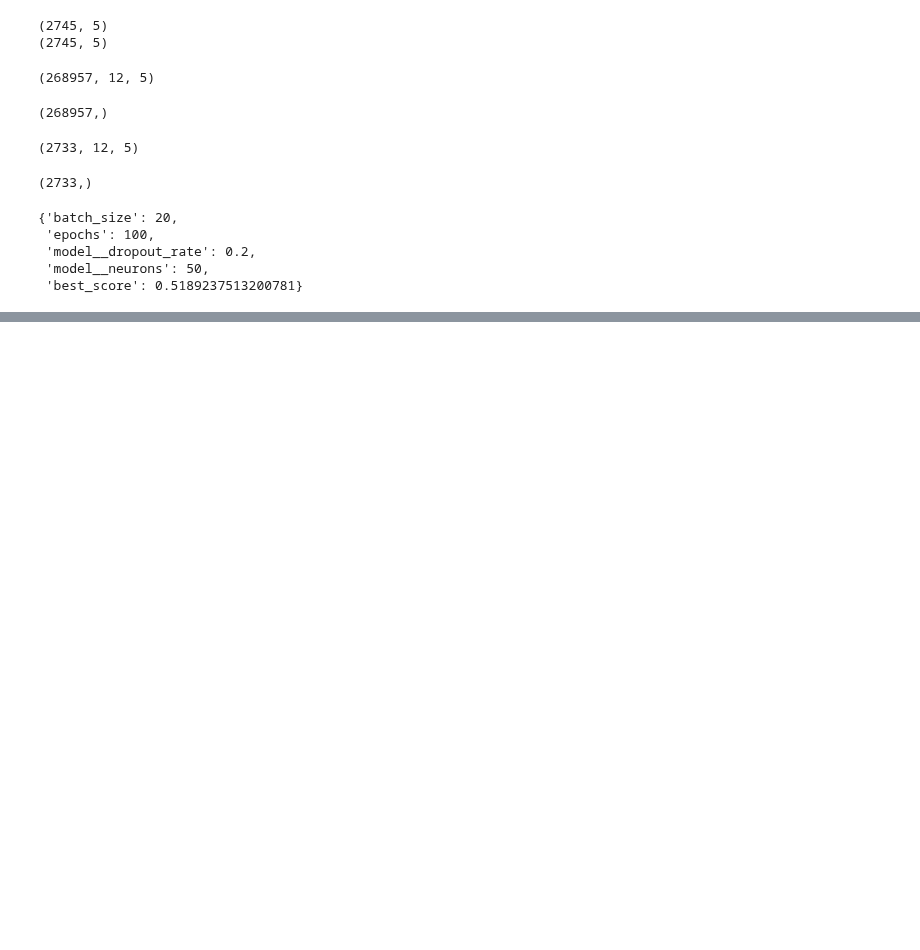
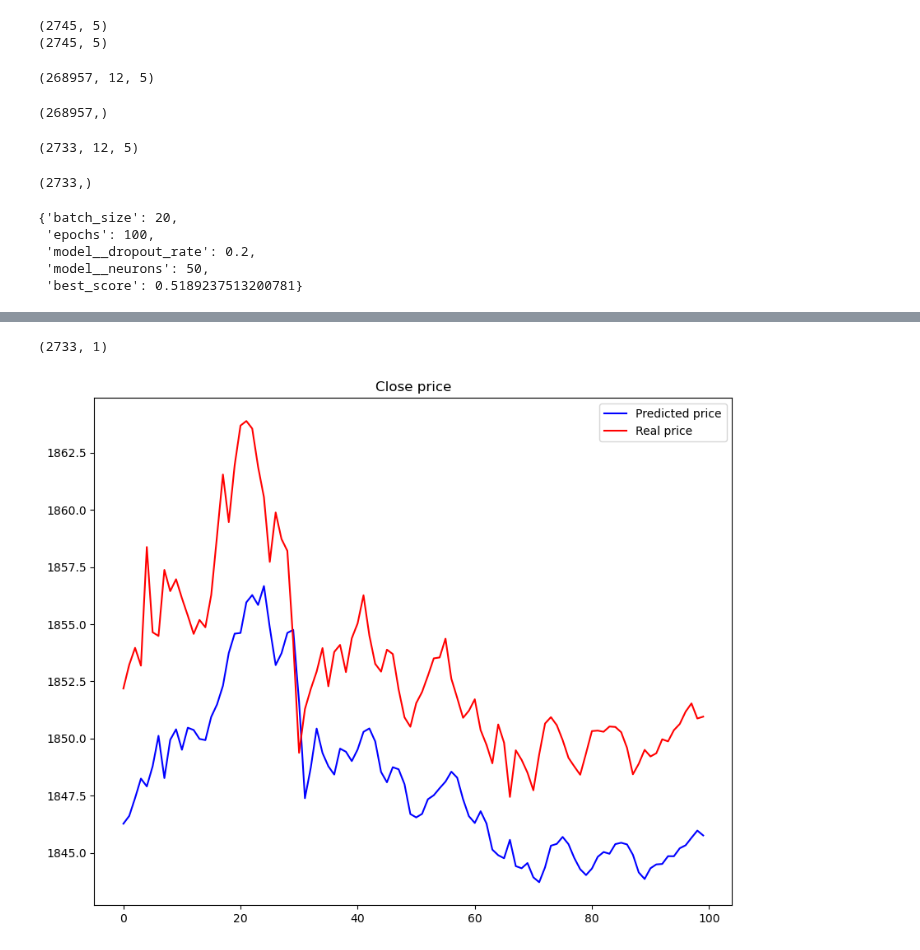
Before and after one commit to Farzad-ES/Crypto-Price-Forecasting, a Jupyter notebook: Time Series Forecaster.ipynb, the cells around one changed output, grey strips where cells are left out. Saved outputs shown, nothing was run; the diff lists cells and outputs as text; code cells hidden in the pictures; blank space fills up the shorter version.

```diff
--- a/Time Series Forecaster.ipynb
+++ b/Time Series Forecaster.ipynb
@@ -247,0 +234,19 @@ np.savetxt('./LSTM Model/TrainingLossValues.txt', training_loss_values_lstm)
+# %%
+predicted_close_prices.shape
+# %% [output]
+(2733, 1)
+# %%
+prediction_copies_array = np.repeat(predicted_close_prices,5, axis=-1)
+predicted_close_prices = scaler.inverse_transform(np.reshape(prediction_copies_array,(len(predicted_close_prices),5)))[:,0]
+# %%
+y_test_copy = np.repeat(y_test,5, axis=-1)
+y_test = scaler.inverse_transform(np.reshape(y_test_copy,(len(y_test),5)))[:,0]
+# %%
+plt.figure(figsize=(10,8))
+plt.plot(predicted_close_prices[len(predicted_close_prices)-100:len(predicted_close_prices)], color='blue', label='Predicted price')
+plt.plot(y_test[len(y_test)-100:len(y_test)], color='red', label='Real price')
+plt.title("Close price")
+plt.legend()
+plt.show()
+# %% [output]
+[figure, added]
```
Also changed, not shown: parts of 16 cells of this notebook.
